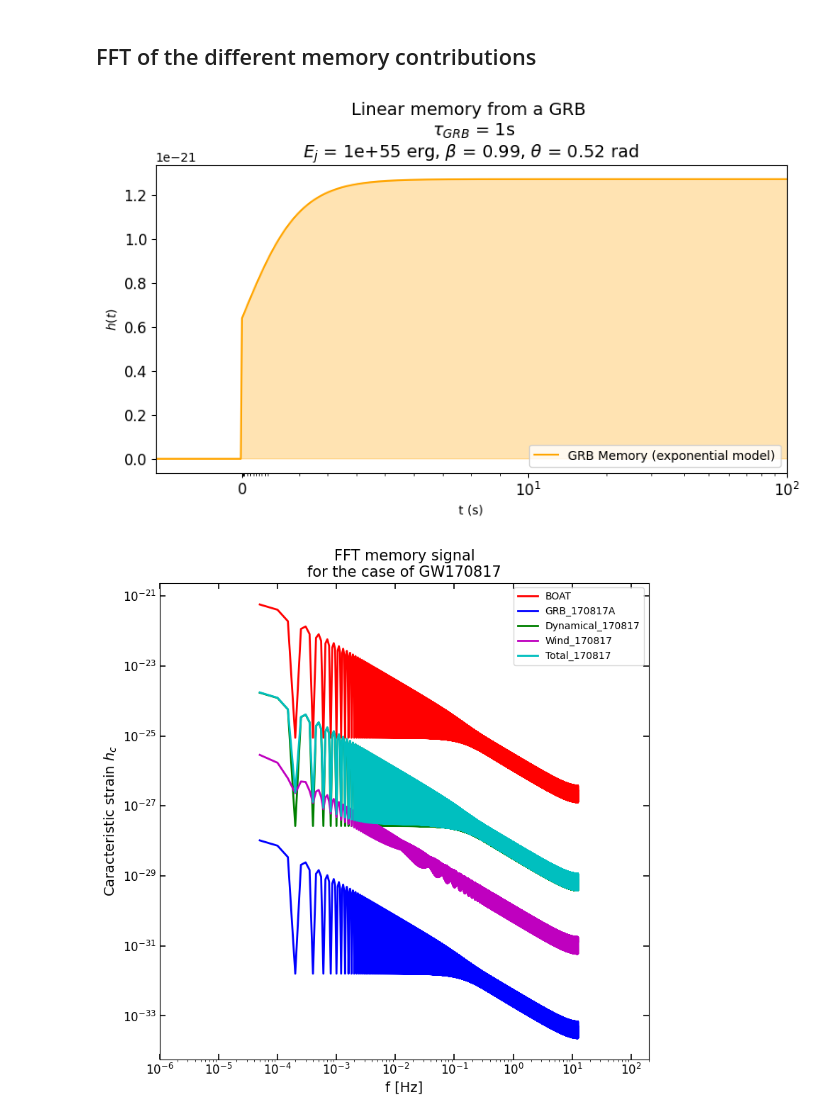
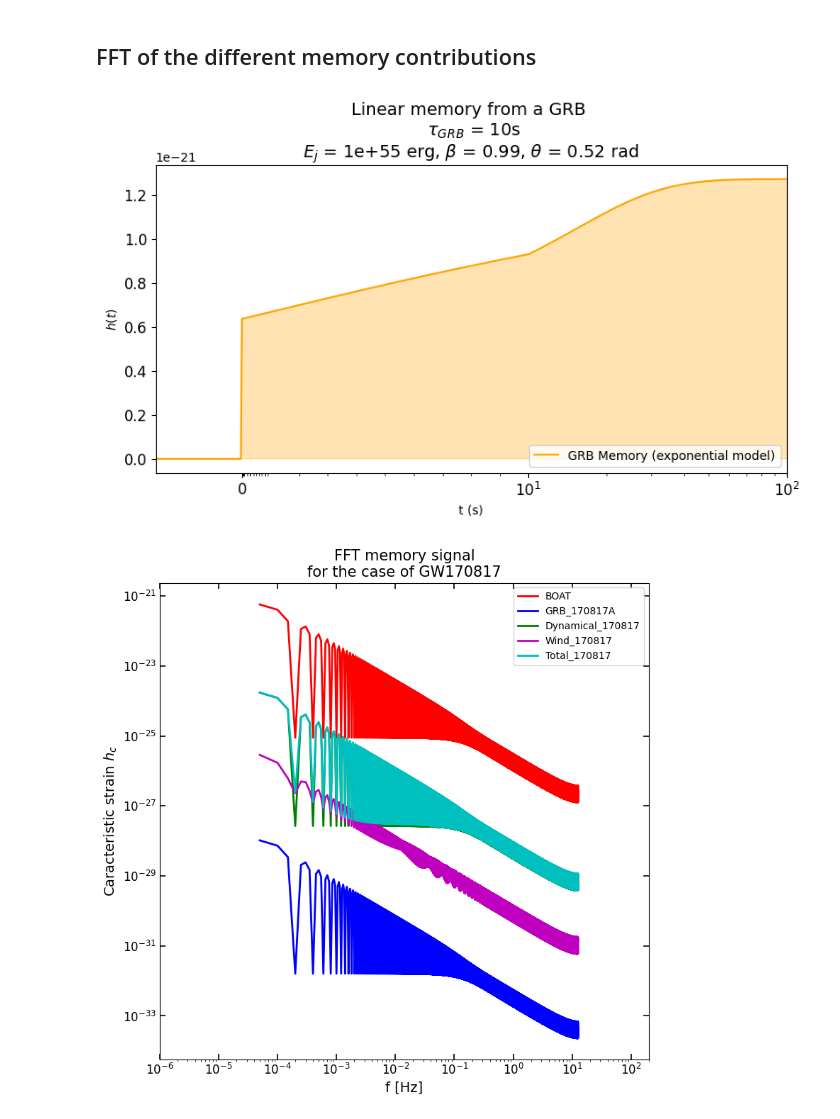
Before and after one commit to ThomasBastro/Memory_effect, a Jupyter notebook: Memory_Lopez/phenom_model.ipynb, the cells around one changed output. Drawn from its saved outputs; the diff is of its cells as text; code cells hidden in the pictures.

```diff
--- a/Memory_Lopez/phenom_model.ipynb
+++ b/Memory_Lopez/phenom_model.ipynb
@@ -432,18 +433,18 @@ plt.show()
 # %%
 # BOAT case :
 t = np.linspace(-5., 15., 500000) * 1e3  # ms
 E_j_boat = 1e55   # https://iopscience.iop.org/article/10.3847/2041-8213/accf93/pdf brightest object
 theta_boat = np.deg2rad(30)  # 30 degrees off axis
 beta_boat = 0.99  # ultrarelativistic jet
-tau_grb_boat_ms = 1  # ms
+tau_grb_boat_s = 10 # s
 r_boat = 724 * 1e6  # BOAT
 start_grb_boat, end_grb_boat = 0, 600*1e3 # end GRB at 600s
 
-up.phenom_memory_GRB(t, E_j_boat, beta_boat, theta_boat, r_boat, tau_grb_boat_ms, start_grb_boat, 1e2, model='exponential', plot=True)
+up.phenom_memory_GRB(t, E_j_boat, beta_boat, theta_boat, r_boat, tau_grb_boat_s, start_grb_boat, 1e2, model='exponential', plot=True)
 h_BOAT = up.phenom_memory_GRB(
     t, E_j_boat, beta_boat, theta_boat, r_boat, tau_grb_boat_ms, start_grb_boat, end_grb_boat, model='exponential', plot=False)
 # %% [output]
-[figure, old version]
+[figure, new version]
 # %%
 # GW170817 case
 E_j_170817 = 1e47   # low luminosity of GRB170817A (https://arxiv.org/pdf/2006.02060)
```
Also changed, not shown: parts of 3 cells of this notebook, 6 other files.
